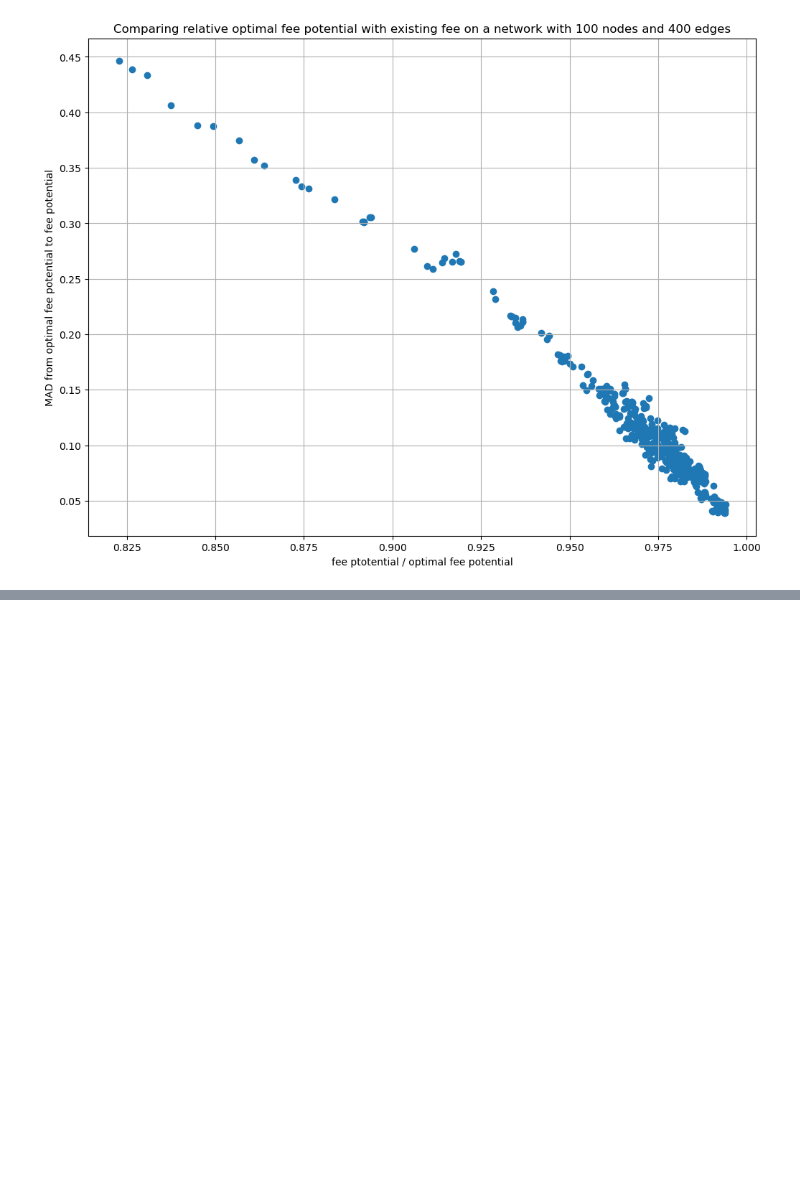
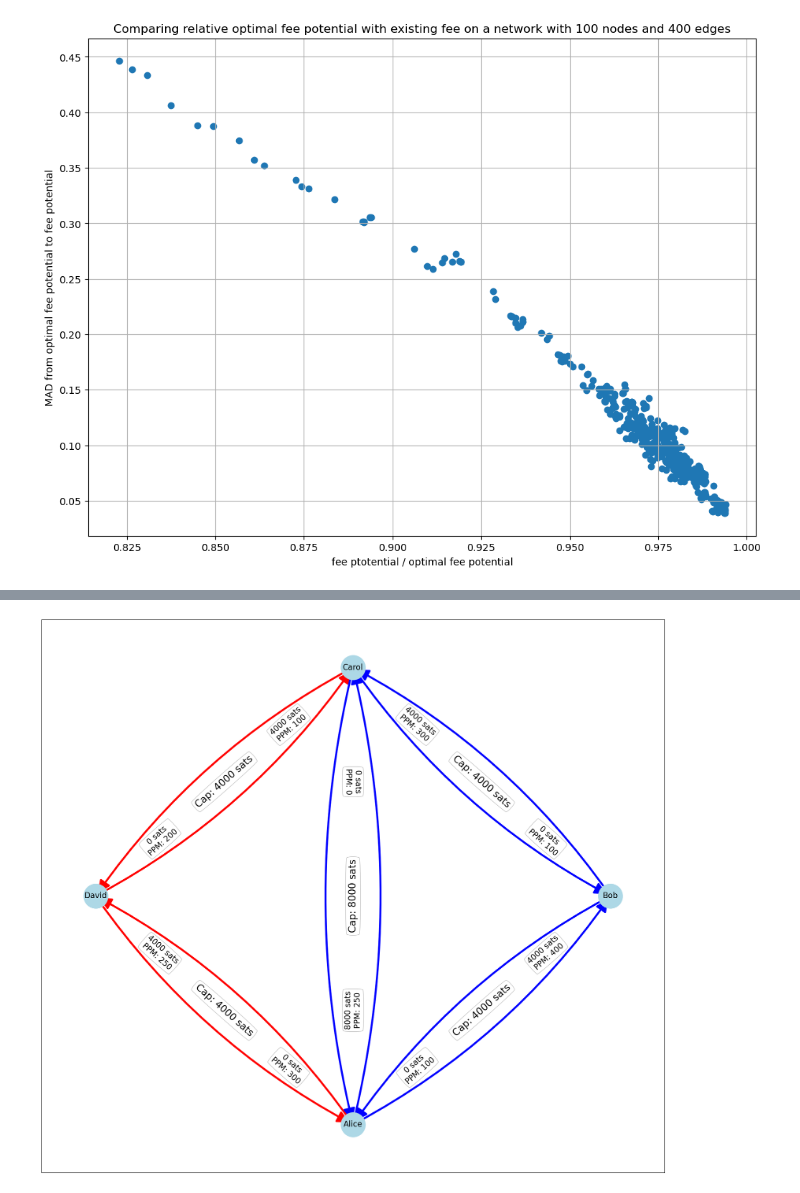
Before and after one commit to renepickhardt/Lightning-Network-Limitations, a Jupyter notebook: Limits of two party channels/Selfish Sending yields Almost solution to Global Fee Potential Optimization.ipynb, the cells around one changed output, grey strips where cells are left out. Cells and saved outputs as stored; diff of their text form; code cells hidden in the pictures; blank space fills up the shorter version.

```diff
--- a/Limits of two party channels/Selfish Sending yields Almost solution to Global Fee Potential Optimization.ipynb
+++ b/Limits of two party channels/Selfish Sending yields Almost solution to Global Fee Potential Optimization.ipynb
@@ -617,0 +741,72 @@ plt.show()
+# %%
+# Create a figure
+plt.figure(figsize=(18, 16))
+
+H = res.graph  # Assuming 'res' is your LiquidityGraph object
+#pos = nx.spring_layout(H)
+pos = {
+    "Carol": (0, 1),   # Top
+    "Alice": (0, -1),  # Bottom
+    "Bob": (1, 0),    # Right
+    "David": (-1, 0)    # Left
+}
+
+labels = {}
+caps = {}
+edge_colors = []  # List to store edge colors
+
+for edge in H.edges():
+    u, v = edge
+    # Liquidity and fee information for both directions
+    liquidity_uv = H[u][v]['liquidity']
+    fee_uv = H[u][v]['fee']
+
+    liquidity_vu = H[v][u]['liquidity'] if H.has_edge(v, u) else 0
+    fee_vu = H[v][u]['fee'] if H.has_edge(v, u) else 0
+
+    # Calculate total capacity
+    capacity = liquidity_uv + liquidity_vu
+
+    # Add labels for edge capacity
+    if u < v:  # To avoid duplicate labels for undirected edges
+        caps[(u, v)] = f"Cap: {capacity} sats"
+
+    # Add usage and fee labels
+    labels[(u, v)] = f"{liquidity_uv} sats\nPPM: {fee_uv}"
+
+    # Determine the edge color
+    if liquidity_uv == liquidity_vu:
+        edge_colors.append("black")
+    elif fee_uv > fee_vu and liquidity_uv > liquidity_vu:
+        edge_colors.append("blue")  # Higher fee has more liquidity
+    elif fee_vu > fee_uv and liquidity_vu > liquidity_uv:
+        edge_colors.append("blue")  # Higher fee has more liquidity
+    else:
+        edge_colors.append("red")  # Does not meet the criteria
+
+# Draw nodes and edges
+# Add labels for nodes
+
+nx.draw_networkx_nodes(H, pos, node_size=2500, node_color='lightblue')
+nx.draw_networkx_labels(H, pos, labels={node: node for node in H.nodes()}, font_size=16, font_color="black")
+nx.draw_networkx_edges(
+    H, pos, width=4.0, arrowsize=50, edge_color=edge_colors, connectionstyle="arc3,rad=0.12"
+)
+
+# Draw edge labels
+nx.draw_networkx_edge_labels(
+    H, pos, edge_labels=caps, font_size=20,
+    bbox=dict(boxstyle="round4", fc="white", ec="gray", alpha=0.5),
+    label_pos=0.5, rotate=True
+)
+
+nx.draw_networkx_edge_labels(
+    H, pos, edge_labels=labels, font_size=16,
+    bbox=dict(boxstyle="round4", fc="white", ec="gray", alpha=0.5),
+    label_pos=0.75, rotate=True
+)
+
+plt.tight_layout()
+plt.show()
+# %% [output]
+[figure, added]
```
Also changed, not shown: parts of 29 cells of this notebook.
